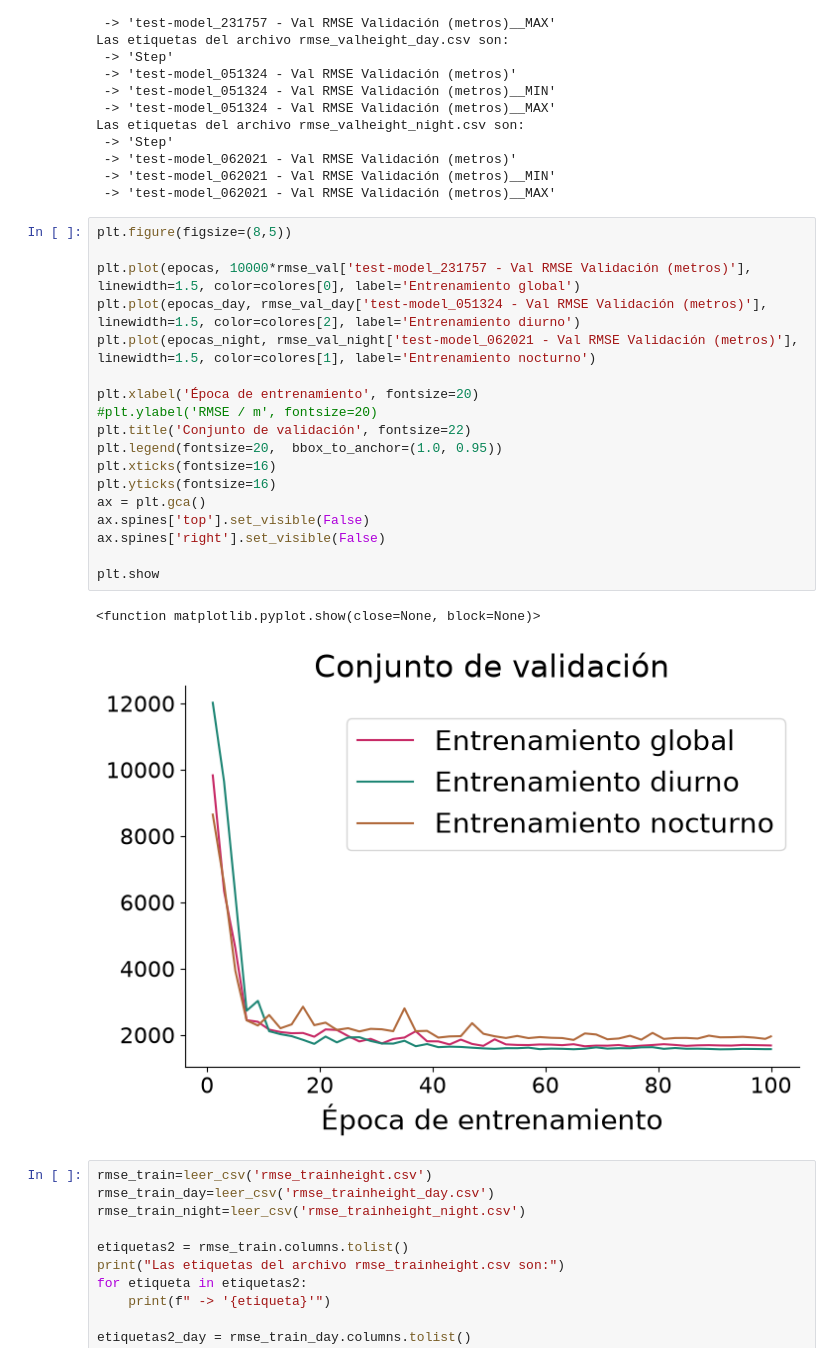
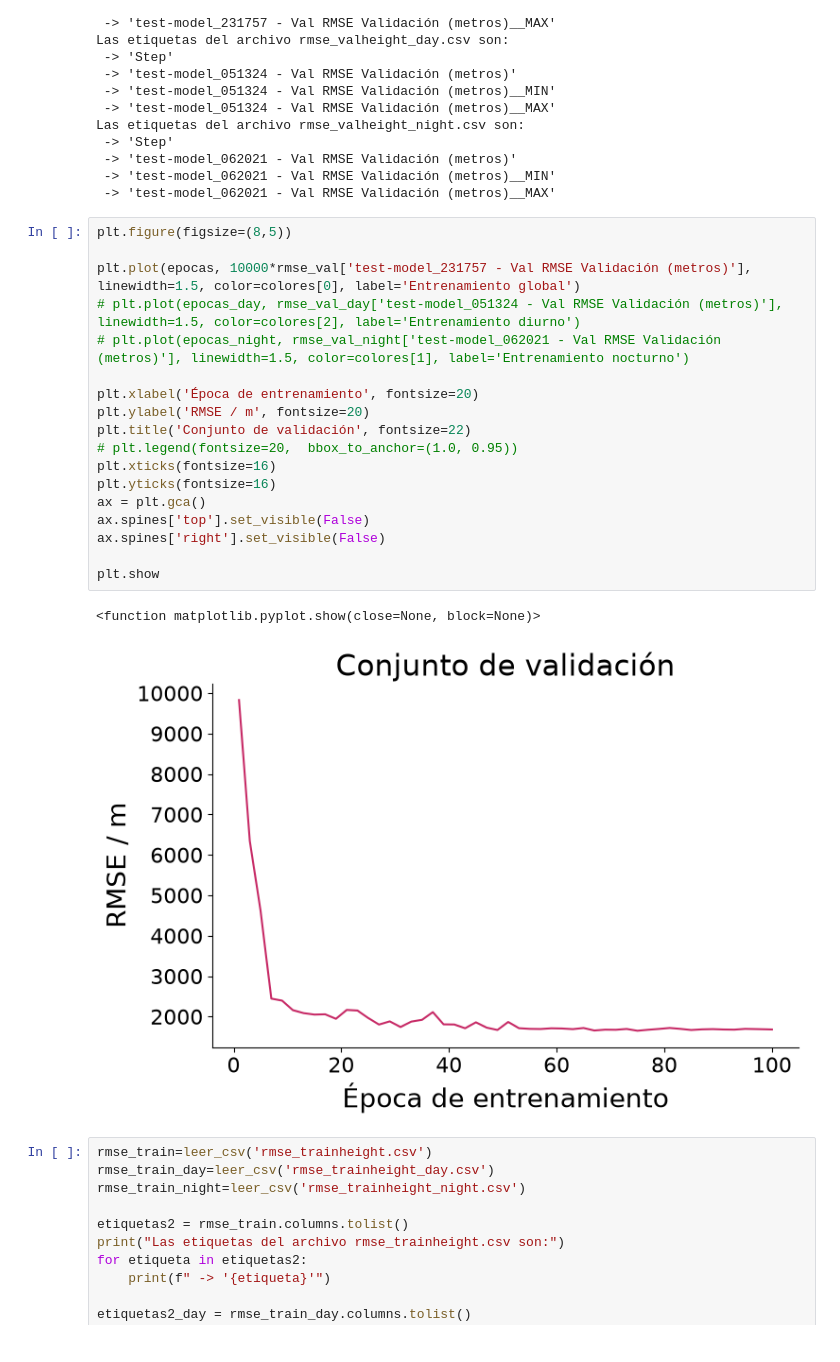
Before and after one commit to veraperez23/CloudBaseHeight, a Jupyter notebook: graphs_results/apartado2/apartado2.ipynb, the cells around one changed output. Saved outputs shown, nothing was run; the diff lists cells and outputs as text.

```diff
--- a/graphs_results/apartado2/apartado2.ipynb
+++ b/graphs_results/apartado2/apartado2.ipynb
@@ -93,24 +93,24 @@ Las etiquetas del archivo rmse_valheight_night.csv son:
 # %%
 plt.figure(figsize=(8,5))
 
 plt.plot(epocas, 10000*rmse_val['test-model_231757 - Val RMSE Validación (metros)'], linewidth=1.5, color=colores[0], label='Entrenamiento global')
-plt.plot(epocas_day, rmse_val_day['test-model_051324 - Val RMSE Validación (metros)'], linewidth=1.5, color=colores[2], label='Entrenamiento diurno')
-plt.plot(epocas_night, rmse_val_night['test-model_062021 - Val RMSE Validación (metros)'], linewidth=1.5, color=colores[1], label='Entrenamiento nocturno')
+# plt.plot(epocas_day, rmse_val_day['test-model_051324 - Val RMSE Validación (metros)'], linewidth=1.5, color=colores[2], label='Entrenamiento diurno')
+# plt.plot(epocas_night, rmse_val_night['test-model_062021 - Val RMSE Validación (metros)'], linewidth=1.5, color=colores[1], label='Entrenamiento nocturno')
 
 plt.xlabel('Época de entrenamiento', fontsize=20)
-#plt.ylabel('RMSE / m', fontsize=20)
+plt.ylabel('RMSE / m', fontsize=20)
 plt.title('Conjunto de validación', fontsize=22)
-plt.legend(fontsize=20,  bbox_to_anchor=(1.0, 0.95))
+# plt.legend(fontsize=20,  bbox_to_anchor=(1.0, 0.95))
 plt.xticks(fontsize=16)
 plt.yticks(fontsize=16)
 ax = plt.gca()
 ax.spines['top'].set_visible(False)
 ax.spines['right'].set_visible(False)
 
 plt.show
 # %% [output]
 <function matplotlib.pyplot.show(close=None, block=None)>
-[figure, old version]
+[figure, new version]
 # %%
 rmse_train=leer_csv('rmse_trainheight.csv')
 rmse_train_day=leer_csv('rmse_trainheight_day.csv')
```
Also changed, not shown: 3 other files.
